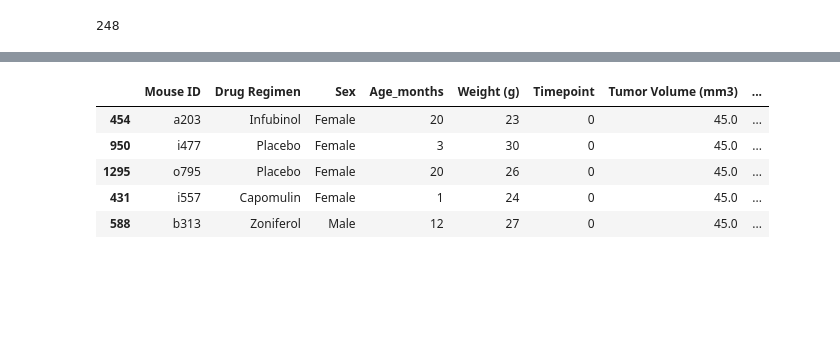
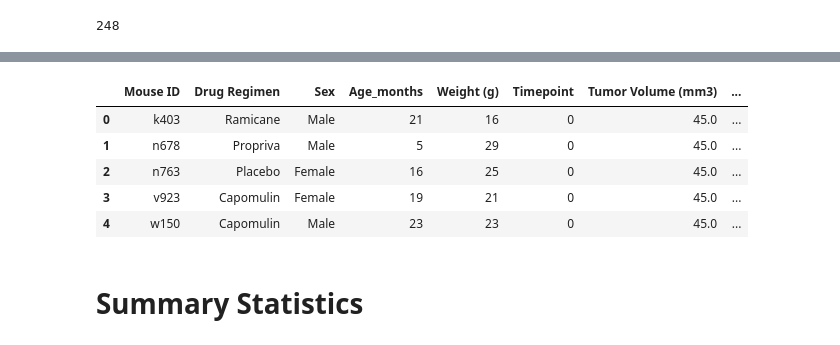
Before and after one commit to jyeags45/Module_5_assignement, a Jupyter notebook: Mice Data.ipynb, the cells around one changed output, grey strips where cells are left out. Saved outputs shown, nothing was run; the diff lists cells and outputs as text; code cells hidden in the pictures; blank space fills up the shorter version.

```diff
--- a/Mice Data.ipynb
+++ b/Mice Data.ipynb
@@ -61,4 +73,5 @@ duplicate_mouse = "g989"
 rows_dropped = df_complete_data[df_complete_data["Mouse ID"] == duplicate_mouse].index
 
 #creating the cleaned df without the duplicated data
-df_complete_data = df_complete_data.drop(rows_dropped)
+df_cleaned_data = df_complete_data.drop(rows_dropped)
+df_cleaned_data
@@ -73,10 +115,12 @@ df_cleaned_data.sort_values(by=['Timepoint'], inplace = True)
 # %%
 # print cleaned data
-df_cleaned_data.head(5)
+df_cleaned_data.reset_index(drop = True).head(5)
 # %% [output]
 |  | Mouse ID | Drug Regimen | Sex | Age_months | Weight (g) | Timepoint | Tumor Volume (mm3) | ... |
-| 454 | a203 | Infubinol | Female | 20 | 23 | 0 | 45.0 | ... |
-| 950 | i477 | Placebo | Female | 3 | 30 | 0 | 45.0 | ... |
-| 1295 | o795 | Placebo | Female | 20 | 26 | 0 | 45.0 | ... |
-| 431 | i557 | Capomulin | Female | 1 | 24 | 0 | 45.0 | ... |
-| 588 | b313 | Zoniferol | Male | 12 | 27 | 0 | 45.0 | ... |
+| 0 | k403 | Ramicane | Male | 21 | 16 | 0 | 45.0 | ... |
+| 1 | n678 | Propriva | Male | 5 | 29 | 0 | 45.0 | ... |
+| 2 | n763 | Placebo | Female | 16 | 25 | 0 | 45.0 | ... |
+| 3 | v923 | Capomulin | Female | 19 | 21 | 0 | 45.0 | ... |
+| 4 | w150 | Capomulin | Male | 23 | 23 | 0 | 45.0 | ... |
+# %% [markdown]
+# Summary Statistics
```
Also changed, not shown: parts of 10 cells of this notebook.
